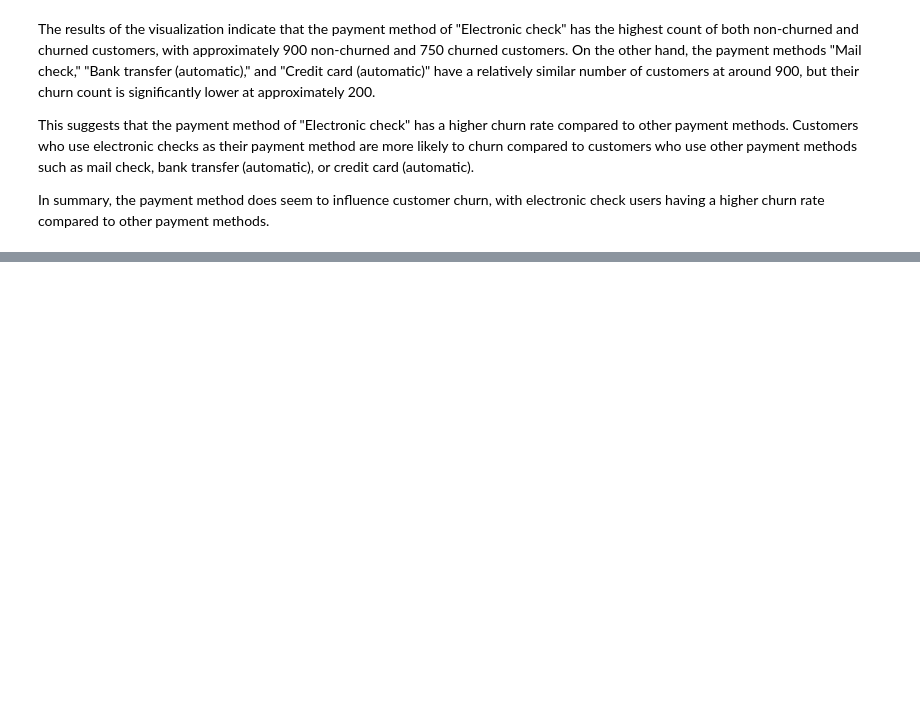
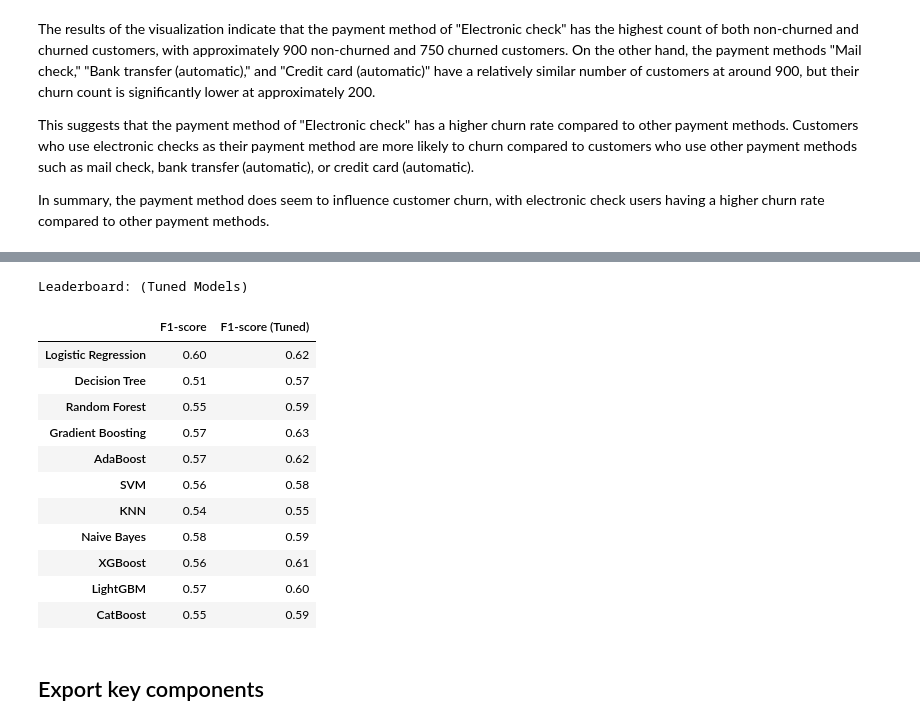
Before and after one commit to Israel-Anaba/Classification-Project-Customer-Attrition-Case, a Jupyter notebook: Customer Churn .ipynb, the cells around one changed output, grey strips where cells are left out. Drawn from its saved outputs; the diff is of its cells as text; code cells hidden in the pictures; blank space fills up the shorter version.

```diff
--- a/Customer Churn .ipynb
+++ b/Customer Churn .ipynb
@@ -790,0 +1222,25 @@ df_train.to_csv('Attrition Train.csv')
+# %%
+leaderboard = {}
+
+# Perform hyperparameter tuning and store the best-tuned models
+for model, name in zip(models, model_names):
+    # Set the verbosity level for printing progress
+    verbose = 3 if name == 'Logistic Regression' else 0
+
+    # Perform hyperparameter tuning using GridSearchCV
+    grid_search = GridSearchCV(model, param_grid[name], scoring='f1', cv=5, verbose=verbose, refit=True)
+    grid_search.fit(X_train_balanced, y_train_balanced)
+
+    # Get the best model and its parameters
+    best_model = grid_search.best_estimator_
+    best_params = grid_search.best_params_
+
+    # Train the best model on the entire balanced dataset
+    best_model.fit(X_train_balanced, y_train_balanced)
+
+    # Evaluate the best model on the test set
+    y_pred = best_model.predict(X_test_encoded)
+    f1 = f1_score(y_test, y_pred)
+
+    # Store the evaluation results in the leaderboard dictionary
+    leaderboard[name] = {'F1-score (Tuned)': f1}
@@ -790,0 +1265,26 @@ df_train.to_csv('Attrition Train.csv')
+# %%
+# Append the hyperparameter tuned models to the leaderboard DataFrame
+leaderboard_df['F1-score (Tuned)'] = leaderboard_df.index.map(lambda x: leaderboard[x]['F1-score (Tuned)'])
+
+# Format the F1-score columns to display with two decimal places
+leaderboard_df[['F1-score', 'F1-score (Tuned)']] = leaderboard_df[['F1-score', 'F1-score (Tuned)']].astype(float).round(2)
+
+# Print the updated leaderboard DataFrame
+print("Leaderboard: (Tuned Models)")
+leaderboard_df
+# %% [output]
+Leaderboard: (Tuned Models)
+|  | F1-score | F1-score (Tuned) |
+| Logistic Regression | 0.60 | 0.62 |
+| Decision Tree | 0.51 | 0.57 |
+| Random Forest | 0.55 | 0.59 |
+| Gradient Boosting | 0.57 | 0.63 |
+| AdaBoost | 0.57 | 0.62 |
+| SVM | 0.56 | 0.58 |
+| KNN | 0.54 | 0.55 |
+| Naive Bayes | 0.58 | 0.59 |
+| XGBoost | 0.56 | 0.61 |
+| LightGBM | 0.57 | 0.60 |
+| CatBoost | 0.55 | 0.59 |
+# %% [markdown]
+## Export key components
```
Also changed, not shown: parts of 39 cells of this notebook.
